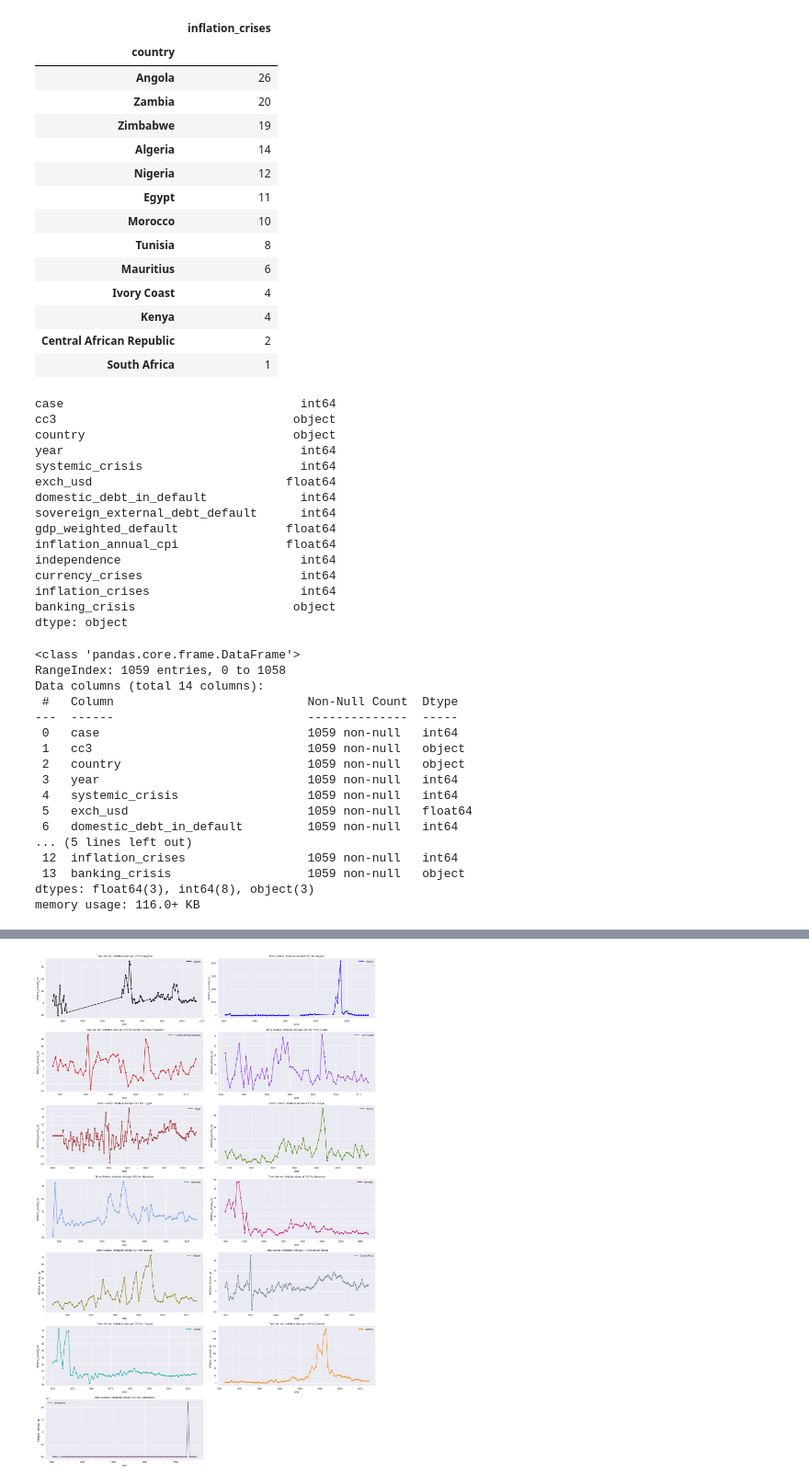
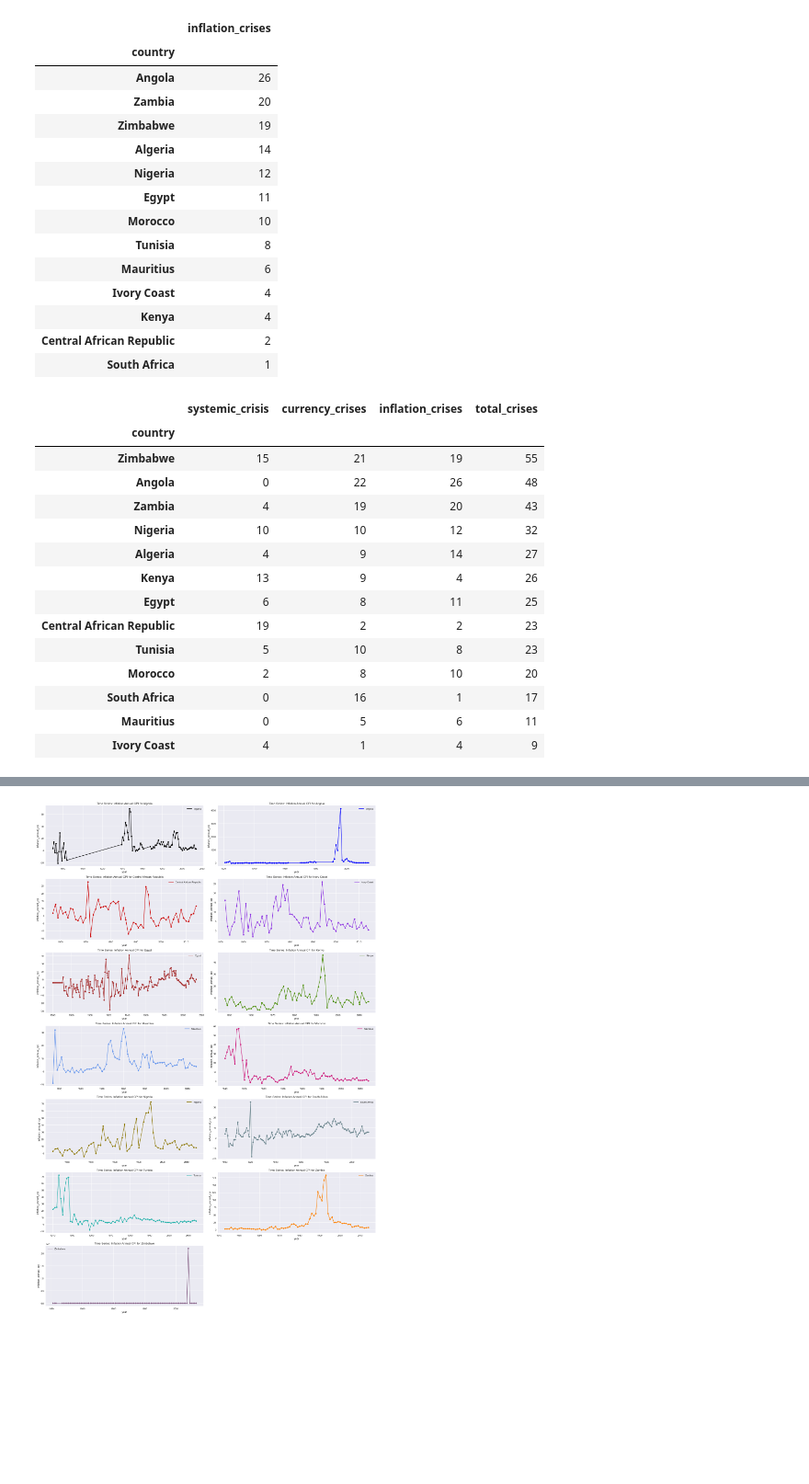
Before and after one commit to solapade/Africa-Econ-Crisis-Analysis-NYU, a Jupyter notebook: Notebook.ipynb, the cells around one changed output, grey strips where cells are left out. Shown: that part at 92% size. Cells and saved outputs as stored; diff of their text form; code cells hidden in the pictures; blank space fills up the shorter version.

```diff
--- a/Notebook.ipynb
+++ b/Notebook.ipynb
@@ -132,41 +131,3 @@ inflation_crises_count
 | Kenya | 4 |
 | Central African Republic | 2 |
 | South Africa | 1 |
-# %%
-print(data.dtypes)
-# %% [output]
-case                                 int64
-cc3                                 object
-country                             object
-year                                 int64
-systemic_crisis                      int64
-exch_usd                           float64
-domestic_debt_in_default             int64
-sovereign_external_debt_default      int64
-gdp_weighted_default               float64
-inflation_annual_cpi               float64
-independence                         int64
-currency_crises                      int64
-inflation_crises                     int64
-banking_crisis                      object
-dtype: object
-# %%
-data.info()
-# %% [output]
-<class 'pandas.core.frame.DataFrame'>
-RangeIndex: 1059 entries, 0 to 1058
-Data columns (total 14 columns):
- #   Column                           Non-Null Count  Dtype
----  ------                           --------------  -----
- 0   case                             1059 non-null   int64
- 1   cc3                              1059 non-null   object
- 2   country                          1059 non-null   object
- 3   year                             1059 non-null   int64
- 4   systemic_crisis                  1059 non-null   int64
- 5   exch_usd                         1059 non-null   float64
- 6   domestic_debt_in_default         1059 non-null   int64
-... (5 lines left out)
- 12  inflation_crises                 1059 non-null   int64
- 13  banking_crisis                   1059 non-null   object
-dtypes: float64(3), int64(8), object(3)
-memory usage: 116.0+ KB
@@ -175,0 +134,24 @@ plt.style.use('seaborn')
+# %%
+systemic_crisis_count["currency_crises"] = currency_crises_count
+systemic_crisis_count["inflation_crises"] = inflation_crises_count
+systemic_crisis_count["total_crises"] = (systemic_crisis_count["systemic_crisis"]
++ systemic_crisis_count["currency_crises"] + systemic_crisis_count["inflation_crises"])
+systemic_crisis_count.sort_values('total_crises',ascending=False, inplace=True)
+total_crises_count = systemic_crisis_count
+total_crises_count
+# %% [output]
+|  | systemic_crisis | currency_crises | inflation_crises | total_crises |
+| country |  |  |  |  |
+| Zimbabwe | 15 | 21 | 19 | 55 |
+| Angola | 0 | 22 | 26 | 48 |
+| Zambia | 4 | 19 | 20 | 43 |
+| Nigeria | 10 | 10 | 12 | 32 |
+| Algeria | 4 | 9 | 14 | 27 |
+| Kenya | 13 | 9 | 4 | 26 |
+| Egypt | 6 | 8 | 11 | 25 |
+| Central African Republic | 19 | 2 | 2 | 23 |
+| Tunisia | 5 | 10 | 8 | 23 |
+| Morocco | 2 | 8 | 10 | 20 |
+| South Africa | 0 | 16 | 1 | 17 |
+| Mauritius | 0 | 5 | 6 | 11 |
+| Ivory Coast | 4 | 1 | 4 | 9 |
```
Also changed, not shown: parts of 13 cells of this notebook.
